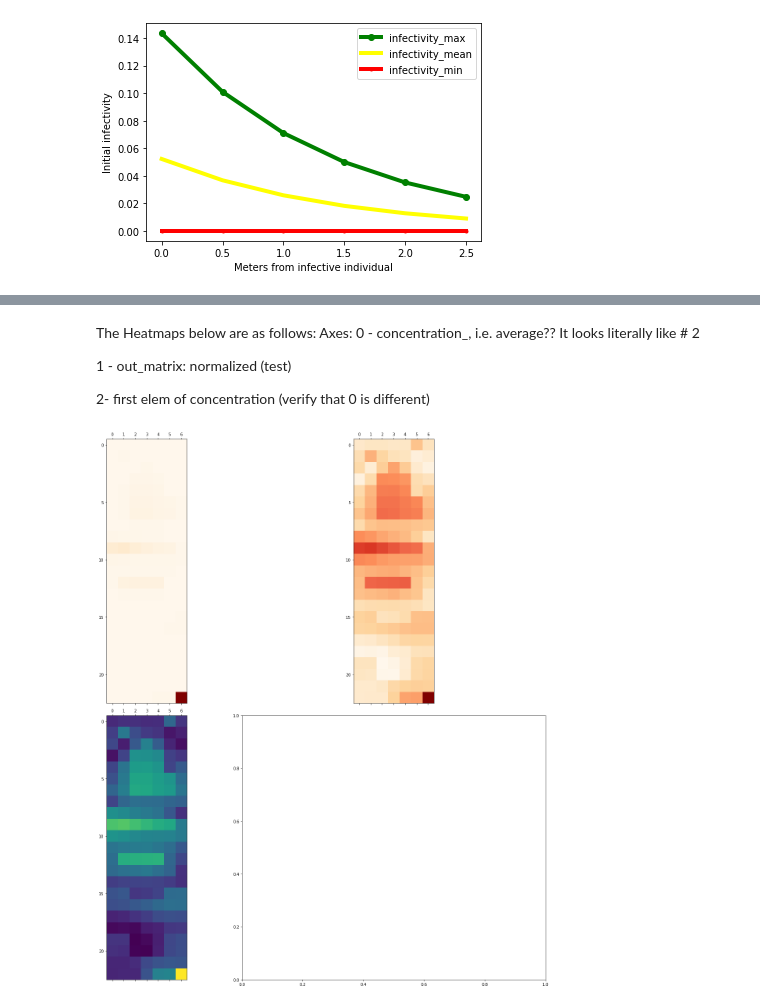
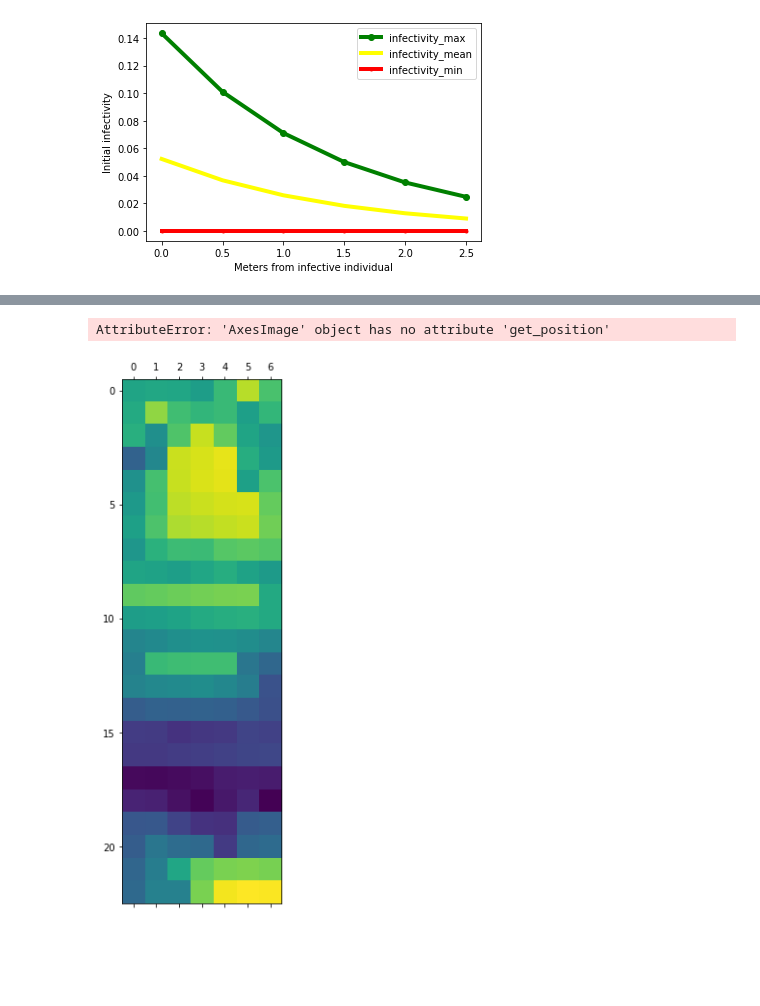
Before and after one commit to SonglingLu/OneRoomABM, a Jupyter notebook: notebooks/paper_functions_viz.ipynb, the cells around one changed output, grey strips where cells are left out. Saved outputs shown, nothing was run; the diff lists cells and outputs as text; code cells hidden in the pictures; blank space fills up the shorter version.

```diff
--- a/notebooks/paper_functions_viz.ipynb
+++ b/notebooks/paper_functions_viz.ipynb
@@ -448,33 +447,26 @@ print('done')
 done
-# %% [markdown]
-The Heatmaps below are as follows:
-Axes:
-0 - concentration_, i.e. average?? It looks literally like # 2
-
-1 - out_matrix: normalized (test)
-
-2- first elem of concentration (verify that 0 is different)
 # %%
-fig, axs = plt.subplots(2, 2, figsize=(20, 20))
+fig, axs = plt.subplots(figsize=(10, 10))
 
-ax0 = axs[0][0].matshow(concentration_, cmap="OrRd", label="One Simulation")
+ax0 = axs.matshow(concentration_, cmap="OrRd", label="One Simulation")
 
-ax1 = axs[0][1].matshow(out_matrix, cmap="OrRd", norm=mpl.colors.LogNorm())
+ax0 = axs.matshow(out_matrix, cmap="OrRd", norm=mpl.colors.LogNorm())
 
-# ax1.set_clim()
 
-ax2 = axs[1][0].matshow(concentration_array, norm=mpl.colors.LogNorm())
+ax3 = axs.matshow(concentration_, norm=mpl.colors.LogNorm())
+fig.colorbar(ax1, ax=ax3)
+fig.colorbar(ax1, ax=ax3[0][1])
 
-r = ax0.axs[0][1]
+plt.axis('off')
+# plt.savefig('concentration_avg_')
+# r = ax0.axs[0][1]
 
-# ax3 = axs[1][1].matshow(concentration_array, norm=mpl.colors.LogNorm())
-# fig.colorbar(ax0, ax=axs[0][0])
-# fig.colorbar(ax1, ax=axs[0][1])
 # fig.colorbar(ax2, ax=axs[1][0])
 # fig.colorbar(ax3, ax=axs[1][1])
 
-fig.tight_layout()
+# fig.tight_layout(4, 1, figsize=(10, 10))
 
 # initial_array
 # %% [output]
+AttributeError: 'AxesImage' object has no attribute 'get_position'
-[figure, old version]
+[figure, new version]
```
Also changed, not shown: parts of 14 cells of this notebook, 7 other files.
